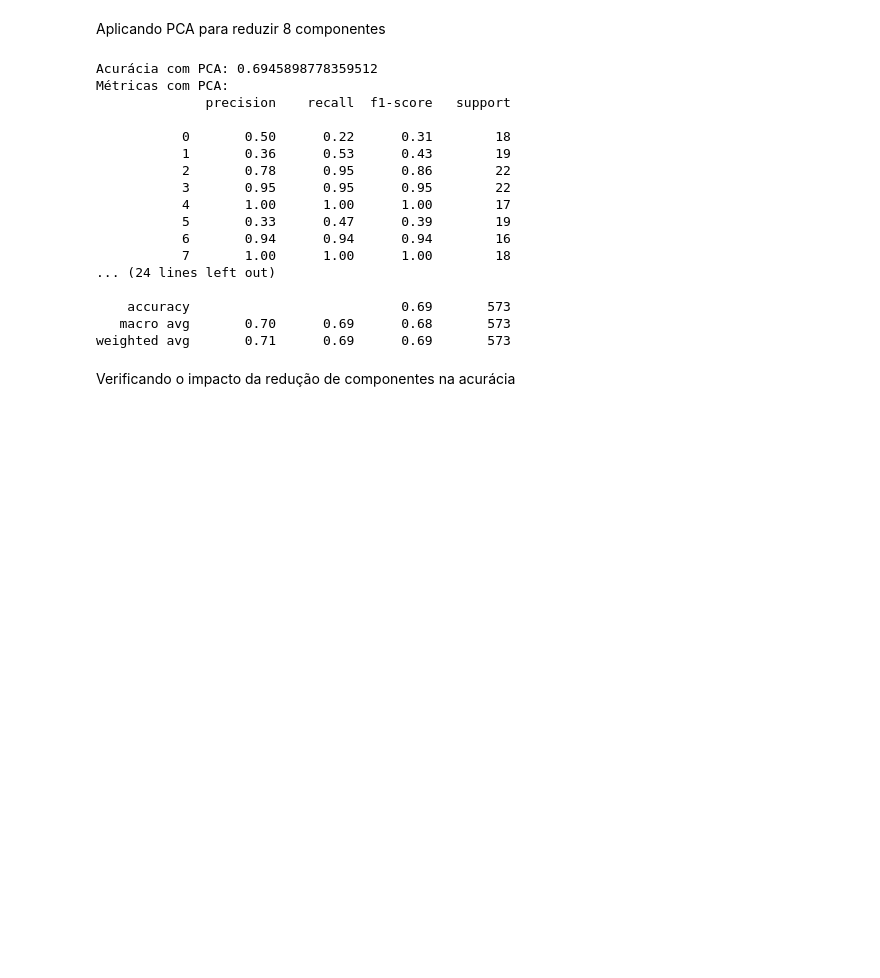
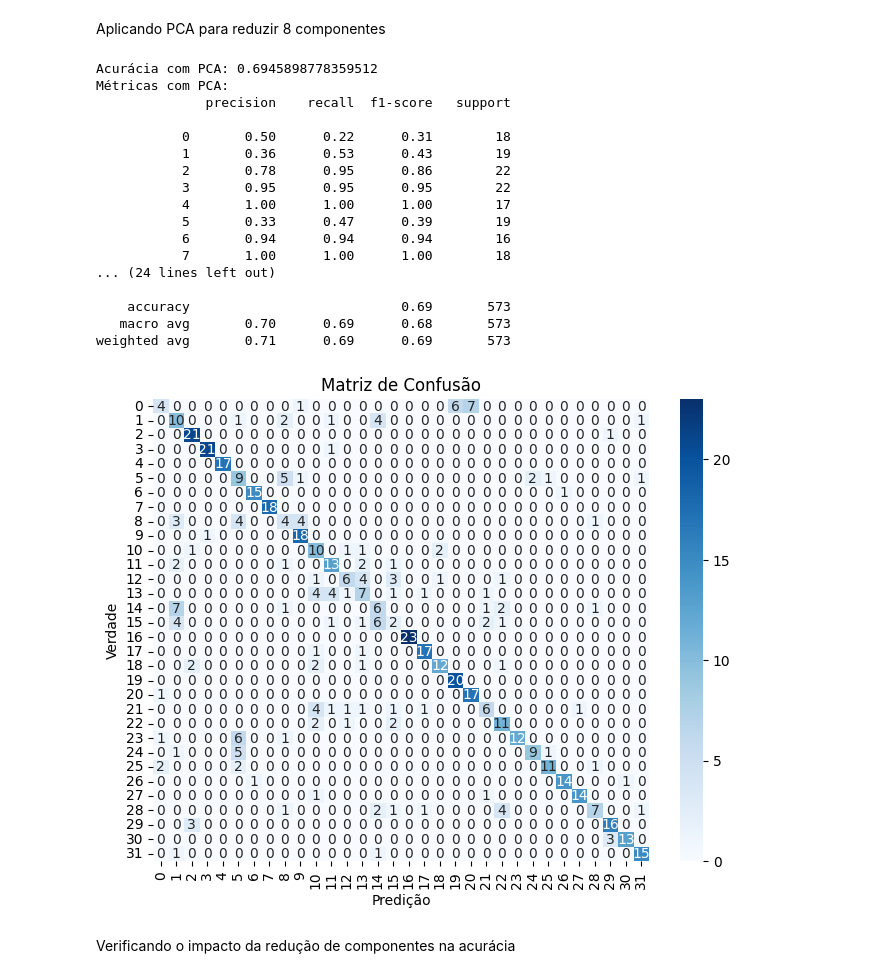
Before and after one commit to RaphaelOtavianoAmaral/Flavia-Leaf-Classification, a Jupyter notebook: dataset_knn_classification.ipynb, the cells around one changed output. Cells and saved outputs as stored; diff of their text form; code cells hidden in the pictures; blank space fills up the shorter version.

```diff
--- a/dataset_knn_classification.ipynb
+++ b/dataset_knn_classification.ipynb
@@ -114,33 +125,35 @@ Aplicando PCA para reduzir 8 componentes
 # %%
 pca = PCA(n_components=8)
 x_train_pca = pca.fit_transform(x_train)
 x_test_pca = pca.transform(x_test)
 
 knn_pca = KNeighborsClassifier(n_neighbors=3)
 knn_pca.fit(x_train_pca, y_train)
 y_pred_pca = knn_pca.predict(x_test_pca)
 
 accuracy_pca = accuracy_score(y_test, y_pred_pca)
 print(f"Acurácia com PCA: {accuracy_pca}")
 print(f"Métricas com PCA:\n{classification_report(y_test,y_pred_pca)}")
+plot_confusion_matrix(y_test,y_pred_pca)
 # %% [output]
 Acurácia com PCA: 0.6945898778359512
 Métricas com PCA:
               precision    recall  f1-score   support
 
            0       0.50      0.22      0.31        18
            1       0.36      0.53      0.43        19
            2       0.78      0.95      0.86        22
            3       0.95      0.95      0.95        22
            4       1.00      1.00      1.00        17
            5       0.33      0.47      0.39        19
            6       0.94      0.94      0.94        16
            7       1.00      1.00      1.00        18
 ... (24 lines left out)
 
     accuracy                           0.69       573
    macro avg       0.70      0.69      0.68       573
 weighted avg       0.71      0.69      0.69       573
+[figure, added]
 # %% [markdown]
 Verificando o impacto da redução de componentes na acurácia
 # %%
```
Also changed, not shown: parts of 2 cells of this notebook, 3 other files.
